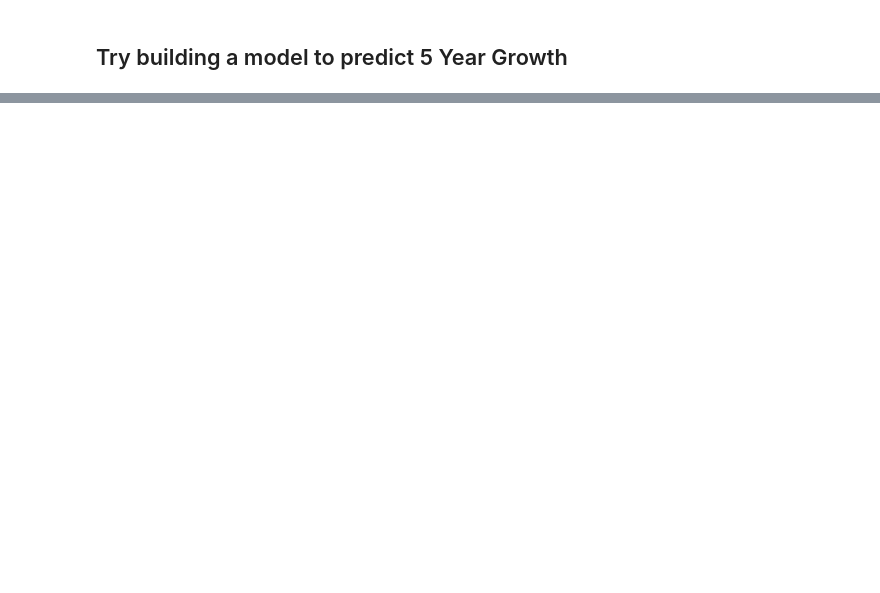
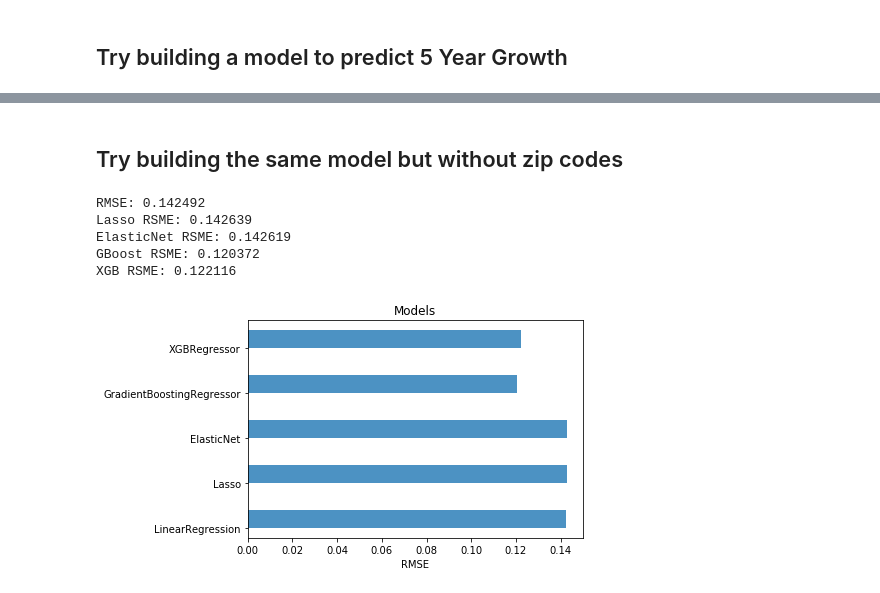
Before and after one commit to kevincherianjoe/f19-EE382V-Scalable-Machine-Learning-, a Jupyter notebook: 07-Predict-5YearGrowth.ipynb, the cells around one changed output, grey strips where cells are left out. Cells and saved outputs as stored; diff of their text form; code cells hidden in the pictures; blank space fills up the shorter version.

```diff
--- a/07-Predict-5YearGrowth.ipynb
+++ b/07-Predict-5YearGrowth.ipynb
@@ -246,0 +228,12 @@ plt.show()
+# %% [markdown]
+## Try building the same model but without zip codes
+# %%
+# build a model to predict 5-year Growth without zip codes included
+result = evaluate_model(df, '5-year Growth', False)
+# %% [output]
+RMSE: 0.142492
+Lasso RSME: 0.142639
+ElasticNet RSME: 0.142619
+GBoost RSME: 0.120372
+XGB RSME: 0.122116
+[figure, added]
```
Also changed, not shown: parts of 18 cells of this notebook, 4 other files.
